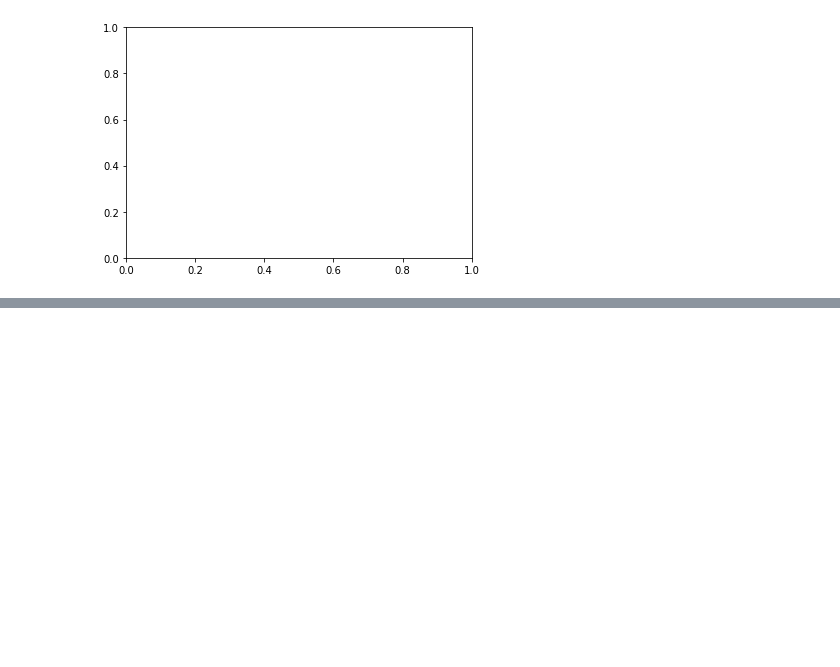
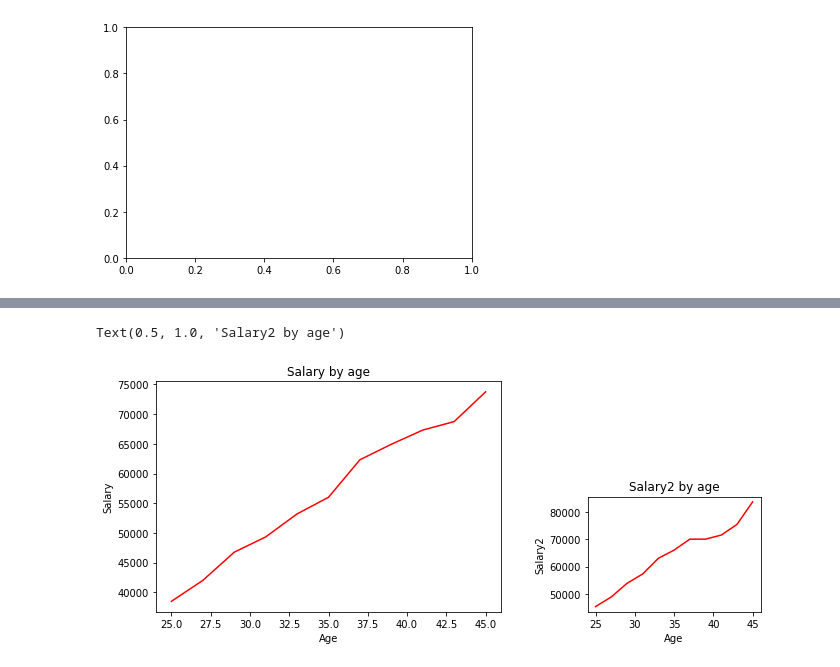
Before and after one commit to EnginKosure/Jupyter_nb, a Jupyter notebook: matplotlib_notebooks/data_visualization_1.ipynb, the cells around one changed output, grey strips where cells are left out. Drawn from its saved outputs; the diff is of its cells as text; code cells hidden in the pictures; blank space fills up the shorter version.

```diff
--- a/matplotlib_notebooks/data_visualization_1.ipynb
+++ b/matplotlib_notebooks/data_visualization_1.ipynb
@@ -88,0 +90,18 @@ plt.legend();
+# %%
+fig=plt.figure()
+ax1=fig.add_axes([0.1,0.1,0.8,0.8])
+ax2=fig.add_axes([1.1,0.1,0.4,0.4])
+
+
+ax1.plot(age,salary, 'r')
+ax1.set_xlabel('Age')
+ax1.set_ylabel('Salary')
+ax1.set_title('Salary by age')
+
+ax2.plot(age,salary2, 'r')
+ax2.set_xlabel('Age')
+ax2.set_ylabel('Salary2')
+ax2.set_title('Salary2 by age')
+# %% [output]
+Text(0.5, 1.0, 'Salary2 by age')
+[figure, added]
```
Also changed, not shown: parts of 5 cells of this notebook, 1 other file.
